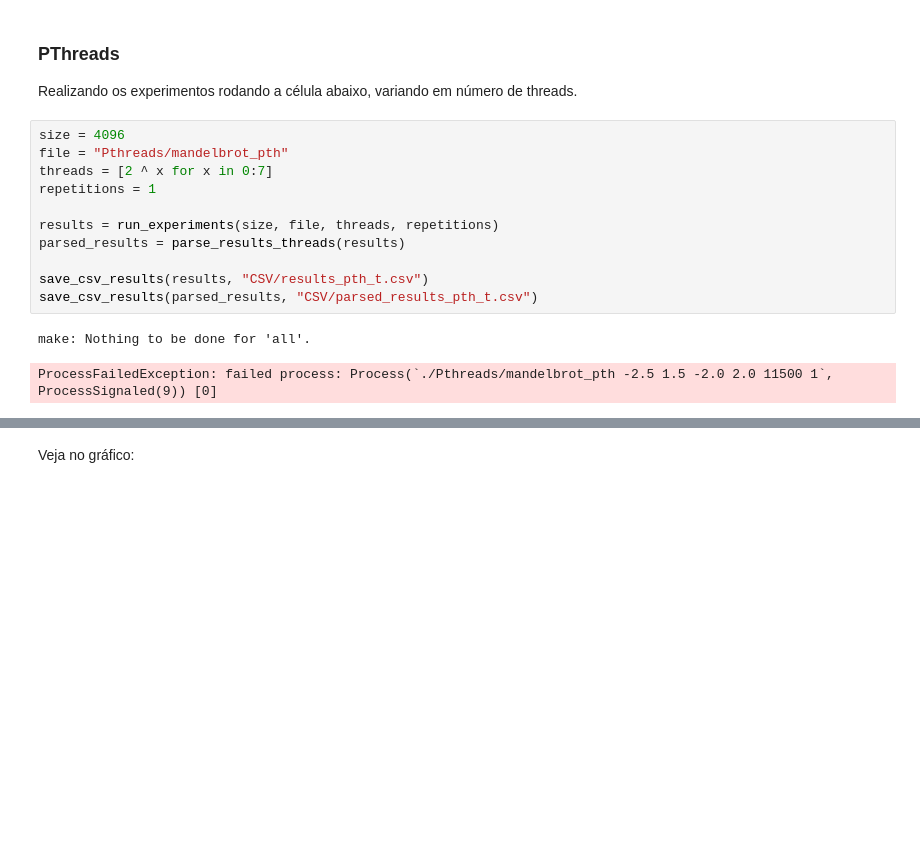
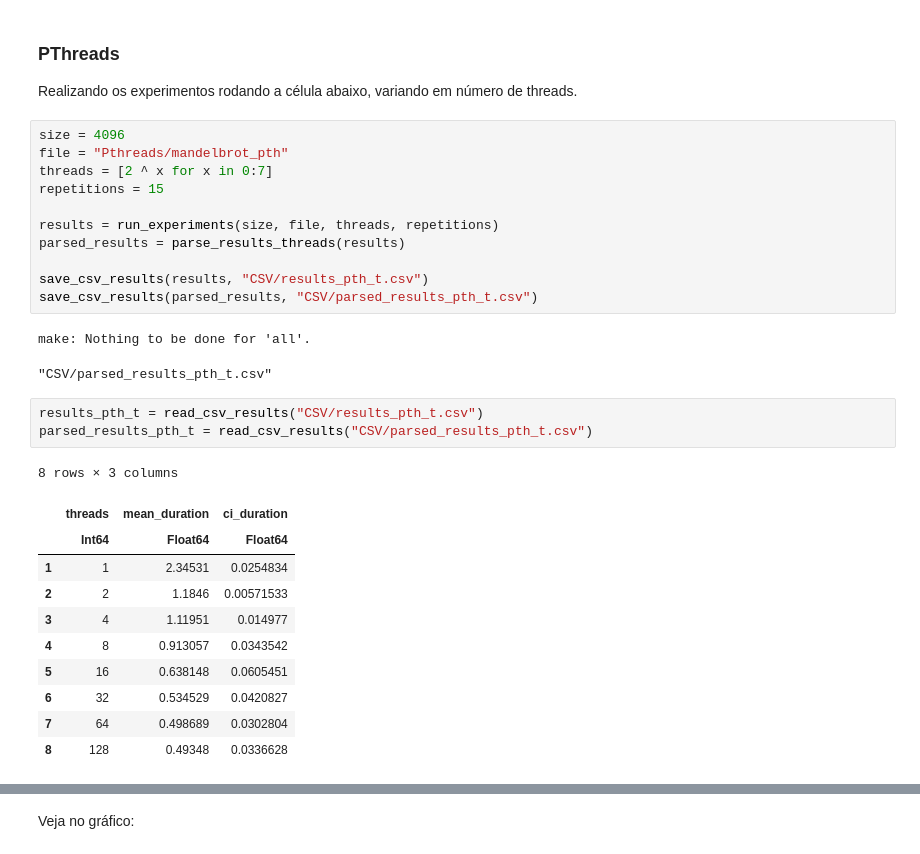
Before and after one commit to danigfavero/concorrente-e-paralela, a Jupyter notebook: EP2/relatorio_ep2.ipynb, the cells around one changed output, grey strips where cells are left out. Drawn from its saved outputs; the diff is of its cells as text; blank space fills up the shorter version.

```diff
--- a/EP2/relatorio_ep2.ipynb
+++ b/EP2/relatorio_ep2.ipynb
@@ -357,7 +364,7 @@ Realizando os experimentos rodando a célula abaixo, variando em número de thre
 size = 4096
 file = "Pthreads/mandelbrot_pth"
 threads = [2 ^ x for x in 0:7]
-repetitions = 1
+repetitions = 15
 
 results = run_experiments(size, file, threads, repetitions)
 parsed_results = parse_results_threads(results)
@@ -366,4 +373,19 @@ save_csv_results(results, "CSV/results_pth_t.csv")
 save_csv_results(parsed_results, "CSV/parsed_results_pth_t.csv")
 # %% [output]
 make: Nothing to be done for 'all'.
-ProcessFailedException: failed process: Process(`./Pthreads/mandelbrot_pth -2.5 1.5 -2.0 2.0 11500 1`, ProcessSignaled(9)) [0]
+"CSV/parsed_results_pth_t.csv"
+# %%
+results_pth_t = read_csv_results("CSV/results_pth_t.csv")
+parsed_results_pth_t = read_csv_results("CSV/parsed_results_pth_t.csv")
+# %% [output]
+8 rows × 3 columns
+|  | threads | mean_duration | ci_duration |
+|  | Int64 | Float64 | Float64 |
+| 1 | 1 | 2.34531 | 0.0254834 |
+| 2 | 2 | 1.1846 | 0.00571533 |
+| 3 | 4 | 1.11951 | 0.014977 |
+| 4 | 8 | 0.913057 | 0.0343542 |
+| 5 | 16 | 0.638148 | 0.0605451 |
+| 6 | 32 | 0.534529 | 0.0420827 |
+| 7 | 64 | 0.498689 | 0.0302804 |
+| 8 | 128 | 0.49348 | 0.0336628 |
```
Also changed, not shown: parts of 5 cells of this notebook, 4 other files.
